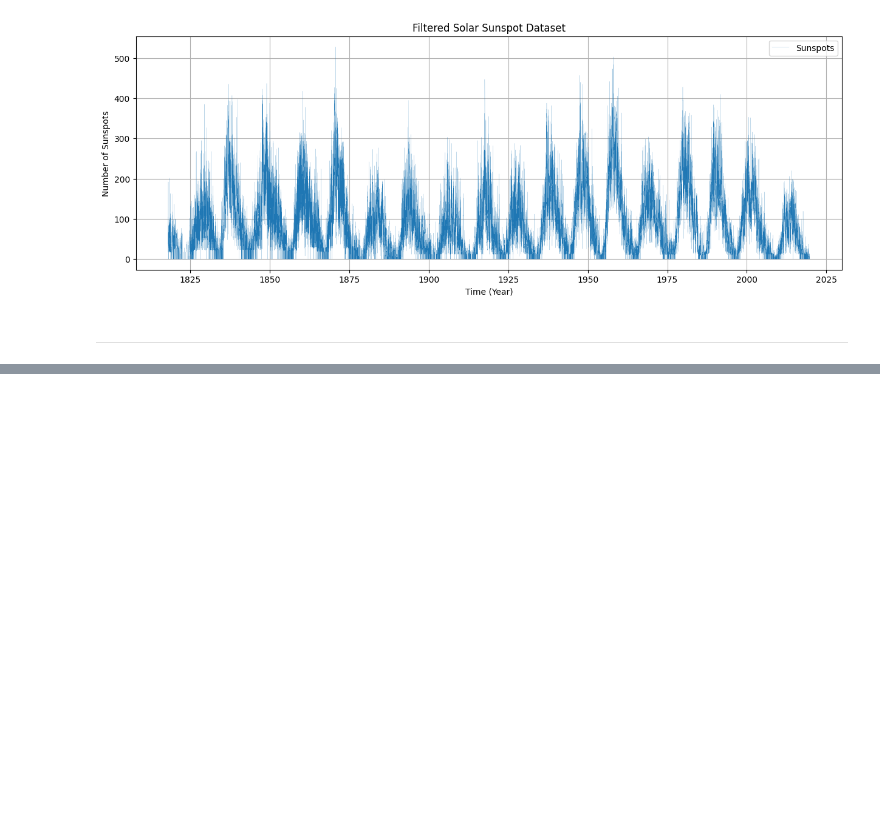
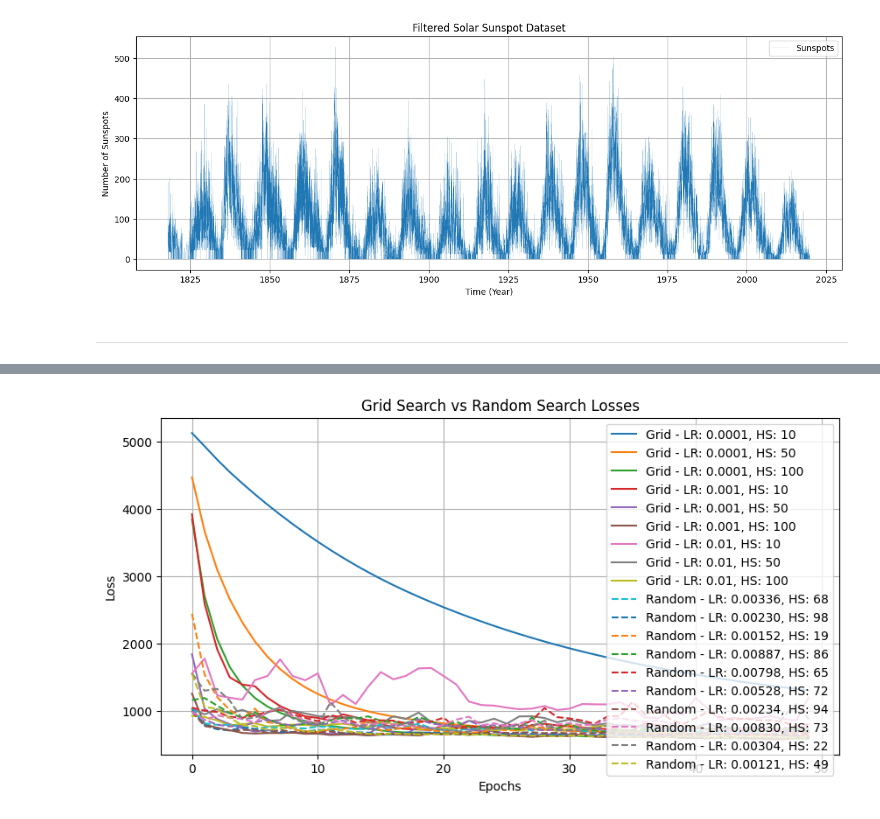
Before and after one commit to roderickperez/NeuralNetworksCourseOMV, a Jupyter notebook: 11_LSTM_HyperparamerTuning_sunspots.ipynb, the cells around one changed output, grey strips where cells are left out. Cells and saved outputs as stored; diff of their text form; code cells hidden in the pictures; blank space fills up the shorter version.

```diff
--- a/11_LSTM_HyperparamerTuning_sunspots.ipynb
+++ b/11_LSTM_HyperparamerTuning_sunspots.ipynb
@@ -265,0 +226,15 @@ for i in range(X.shape[0]):
+# %%
+# Compare grid and random search
+plt.figure(figsize=(10, 5))
+for result in grid_results:
+    plt.plot(result['losses'], label=f"Grid - LR: {result['learning_rate']}, HS: {result['hidden_layer_size']}")
+for result in random_results:
+    plt.plot(result['losses'], linestyle='dashed', label=f"Random - LR: {result['learning_rate']:.5f}, HS: {result['hidden_layer_size']}")
+plt.xlabel('Epochs')
+plt.ylabel('Loss')
+plt.title('Grid Search vs Random Search Losses')
+plt.legend()
+plt.grid(True)
+plt.show()
+# %% [output]
+[figure, added]
```
Also changed, not shown: parts of 32 cells of this notebook.
